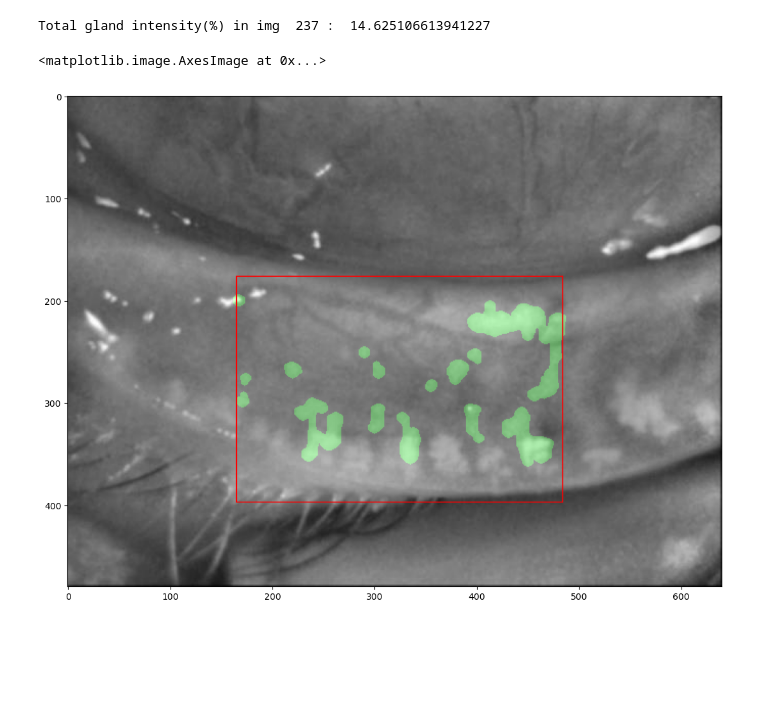
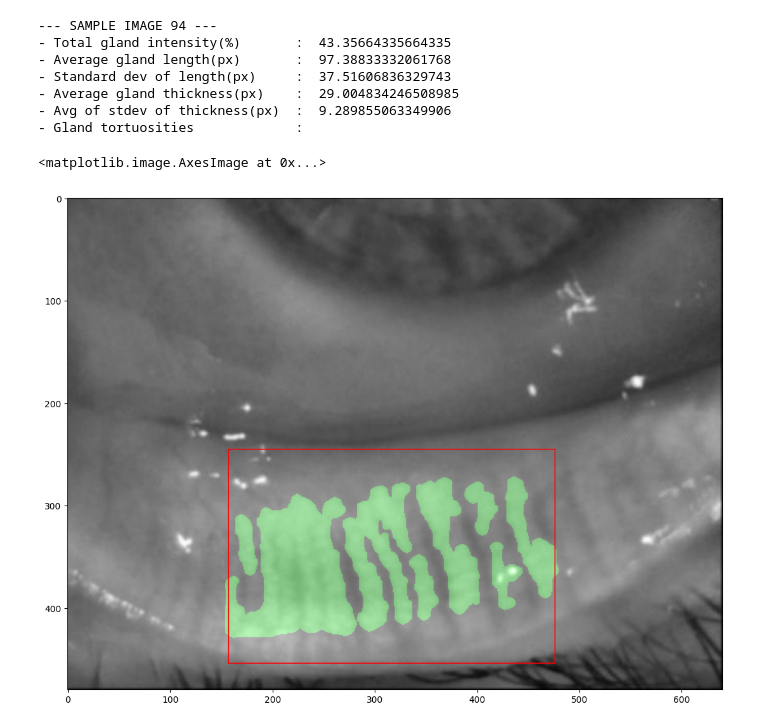
Before and after one commit to oykudiribas/Meibo-segment, a Jupyter notebook: src/main_nb.ipynb, the cells around one changed output. Drawn from its saved outputs; the diff is of its cells as text; code cells hidden in the pictures; blank space fills up the shorter version.

Commit message:
Added thickness-length param calc. Added 2 new samples.

```diff
--- a/src/main_nb.ipynb
+++ b/src/main_nb.ipynb
@@ -12,16 +12,27 @@ matplotlib.rcParams['figure.figsize'] = [20, 10]
 def mask_img(input, mask):
     return ((mask/255)*input).astype(np.uint8)
 
+
 def mask_blend(input, mask):
     return cv2.addWeighted(input, 1, mask, 0.25, 0)
+
 
 def imfill(input):
     output = np.zeros(input.shape, dtype=np.uint8)
     cnts, _ = cv2.findContours(input, cv2.RETR_EXTERNAL, cv2.CHAIN_APPROX_NONE)
     cv2.drawContours(output, cnts, -1, 255, thickness=cv2.FILLED)
     return output
+
+
+def calcParams(input):
+    cnt, _ = cv2.findContours(input, cv2.RETR_EXTERNAL, cv2.CHAIN_APPROX_SIMPLE)
+    _, (l, _), _ = cv2.minAreaRect(cnt[0])
+    t_arr = np.sum(input, axis=1)/255
+    t_std = np.std(t_arr[np.nonzero(t_arr)])
+    t_mean = np.mean(t_arr[np.nonzero(t_arr)])
+    return (l, t_std, t_mean)
 # %%
-img_no = 237
+img_no = 94
 filelist = sorted(glob.glob('../img/raw/*.jpeg'))
 img_bgr = cv2.imread(filelist[img_no])
 img = cv2.cvtColor(img_bgr, cv2.COLOR_BGR2GRAY)
@@ -156,6 +167,8 @@ cnts, _ = cv2.findContours(res_candidate_glands, cv2.RETR_EXTERNAL, cv2.CHAIN_AP
 res_cnt = img_bgr.copy()
 res_glands = np.zeros(img.shape, dtype=np.uint8)
 kernel = cv2.getStructuringElement(cv2.MORPH_ELLIPSE, (7, 7))
+
+res_dict = dict(l=[], t_mean=[], t_std=[], tort=[])
 for cnt in cnts:
     area = cv2.contourArea(cnt)
     _, (w, h), angle = cv2.minAreaRect(cnt)
@@ -164,10 +177,14 @@ for cnt in cnts:
     else:
         angle = -angle
 
-    if (area>200 and (angle>45 or angle<-45)):
+    if (area > 200 and (angle > 45 or angle < -45)):
         canvas = np.zeros(img.shape, dtype=np.uint8)
         cv2.drawContours(canvas, [cnt], -1, [255, 0, 0], thickness=cv2.FILLED)
         canvas = cv2.morphologyEx(canvas, cv2.MORPH_DILATE, kernel=kernel)
+        l, t_std, t_mean = calcParams(canvas)
+        res_dict['l'].append(l)
+        res_dict['t_std'].append(t_std)
+        res_dict['t_mean'].append(t_mean)
         res_glands = res_glands | canvas
 
 imshow(res_glands)
@@ -177,16 +194,32 @@ imshow(res_glands)
 # %%
 # Final Image
 img_res = img_bgr.copy()
-img_res[:,:,1] = mask_blend(img_res[:,:,1], res_glands)
+img_res[:, :, 1] = mask_blend(img_res[:, :, 1], res_glands)
 cv2.rectangle(img_res, bbox_small, color=[255, 0, 0])
 
 # Grade Calculation
 total_roi = cv2.countNonZero(mask_box*mask_cnt_fin)
 total_gland = cv2.countNonZero(res_glands)
-print("Total gland intensity(%) in img ", str(img_no),": ", str(total_gland/total_roi*100))
+
+# Report
+print("--- SAMPLE IMAGE", str(img_no), "---")
+num_gln = len(res_dict['l'])
+print("- Total gland intensity(%)       : ", str(total_gland/total_roi*100))
+print("- Average gland length(px)       : ", str(sum(res_dict['l'])/num_gln))
+print("- Standard dev of length(px)     : ", str(np.std(res_dict['l'])))
+print("- Average gland thickness(px)    : ", str(sum(res_dict['t_mean'])/num_gln))
+print("- Avg of stdev of thickness(px)  : ", str(sum(res_dict['t_std'])/num_gln))
+print("- Gland tortuosities             : ")
+print("-----------------------\n")
 
 imshow(img_res)
 # %% [output]
-Total gland intensity(%) in img  237 :  14.625106613941227
+--- SAMPLE IMAGE 94 ---
+- Total gland intensity(%)       :  43.35664335664335
+- Average gland length(px)       :  97.38833332061768
+- Standard dev of length(px)     :  37.51606836329743
+- Average gland thickness(px)    :  29.004834246508985
+- Avg of stdev of thickness(px)  :  9.289855063349906
+- Gland tortuosities             :
 <matplotlib.image.AxesImage at 0x...>
-[figure, old version]
+[figure, new version]
```
Also changed, not shown: parts of 6 cells of this notebook, 13 other files.
